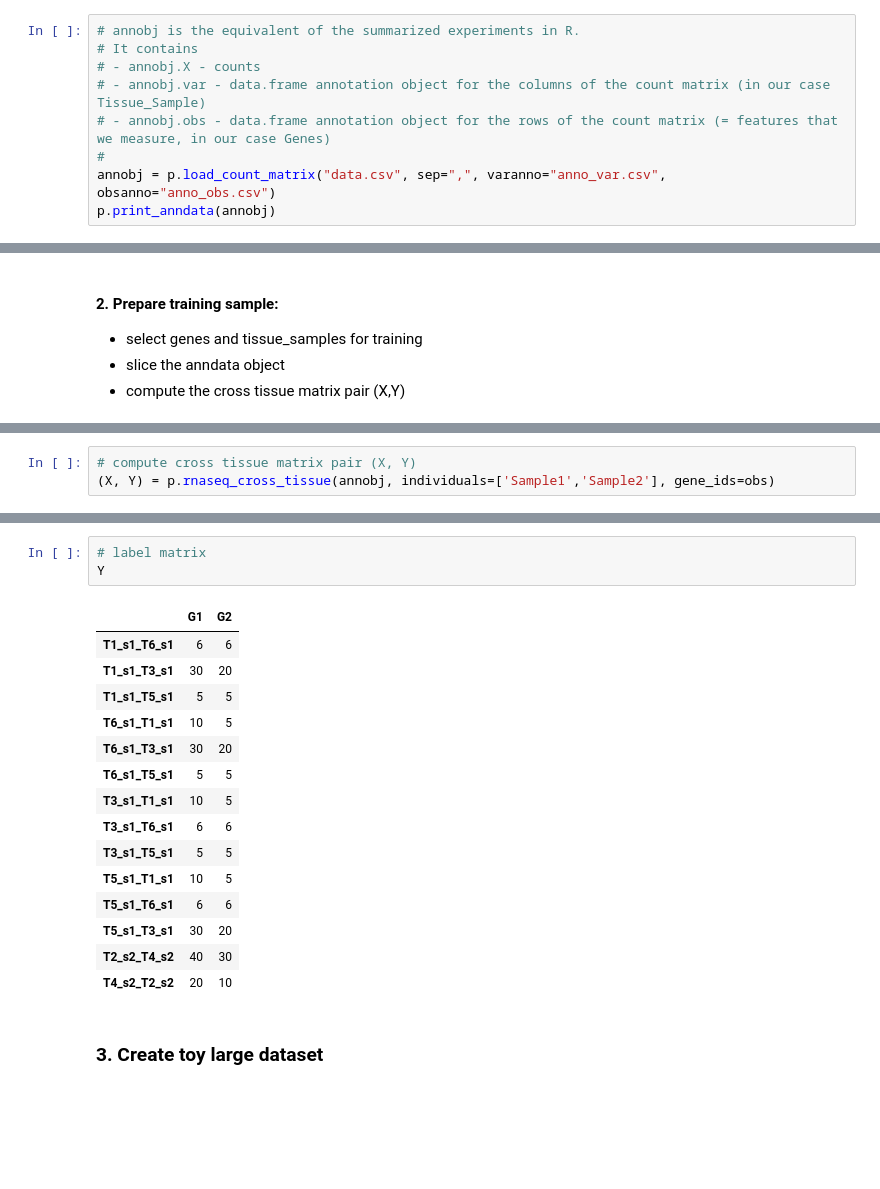
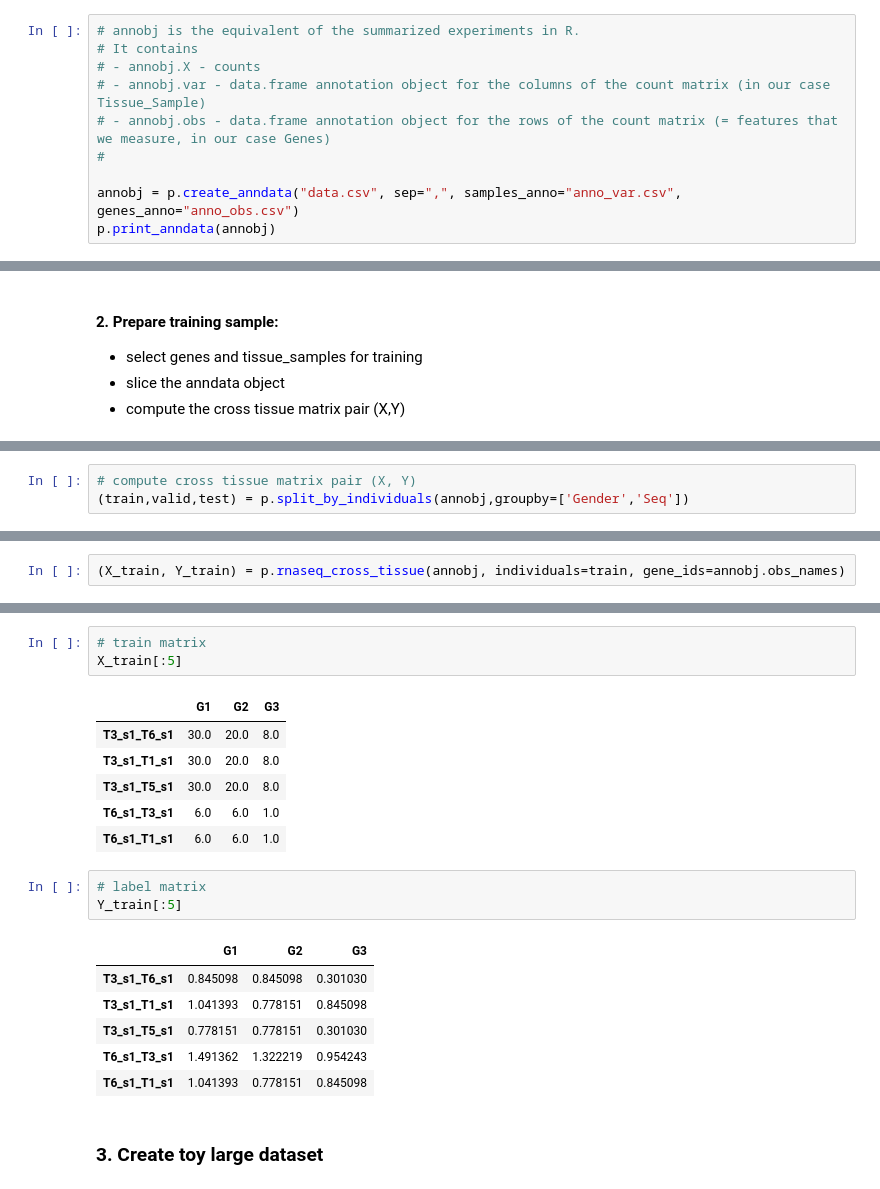
Before and after one commit to gagneurlab/rep, a Jupyter notebook: notebooks/preprocessing/preprocessing.ipynb, the cells around one changed output, grey strips where cells are left out. Drawn from its saved outputs; the diff is of its cells as text; blank space fills up the shorter version.

```diff
--- a/notebooks/preprocessing/preprocessing.ipynb
+++ b/notebooks/preprocessing/preprocessing.ipynb
@@ -81,6 +83,7 @@ Writing anno_obs.csv
 # - annobj.var - data.frame annotation object for the columns of the count matrix (in our case Tissue_Sample)
 # - annobj.obs - data.frame annotation object for the rows of the count matrix (= features that we measure, in our case Genes)
 #
-annobj = p.load_count_matrix("data.csv", sep=",", varanno="anno_var.csv", obsanno="anno_obs.csv")
+
+annobj = p.create_anndata("data.csv", sep=",", samples_anno="anno_var.csv", genes_anno="anno_obs.csv")
 p.print_anndata(annobj)
 # %% [output]
@@ -151,4 +144,4 @@ dict_samples_var
 # %%
 # compute cross tissue matrix pair (X, Y)
-(X, Y) = p.rnaseq_cross_tissue(annobj, individuals=['Sample1','Sample2'], gene_ids=obs)
+(train,valid,test) = p.split_by_individuals(annobj,groupby=['Gender','Seq'])
 # %% [output]
@@ -171,0 +165,2 @@ G2  hg19  T2  chr2  2222  -
+# %%
+(X_train, Y_train) = p.rnaseq_cross_tissue(annobj, individuals=train, gene_ids=annobj.obs_names)
@@ -191,22 +192,23 @@ X
+# %%
+# train matrix
+X_train[:5]
+# %% [output]
+|  | G1 | G2 | G3 |
+| T3_s1_T6_s1 | 30.0 | 20.0 | 8.0 |
+| T3_s1_T1_s1 | 30.0 | 20.0 | 8.0 |
+| T3_s1_T5_s1 | 30.0 | 20.0 | 8.0 |
+| T6_s1_T3_s1 | 6.0 | 6.0 | 1.0 |
+| T6_s1_T1_s1 | 6.0 | 6.0 | 1.0 |
 # %%
 # label matrix
-Y
+Y_train[:5]
 # %% [output]
-|  | G1 | G2 |
-| T1_s1_T6_s1 | 6 | 6 |
-| T1_s1_T3_s1 | 30 | 20 |
-| T1_s1_T5_s1 | 5 | 5 |
-| T6_s1_T1_s1 | 10 | 5 |
-| T6_s1_T3_s1 | 30 | 20 |
-| T6_s1_T5_s1 | 5 | 5 |
-| T3_s1_T1_s1 | 10 | 5 |
-| T3_s1_T6_s1 | 6 | 6 |
-| T3_s1_T5_s1 | 5 | 5 |
-| T5_s1_T1_s1 | 10 | 5 |
-| T5_s1_T6_s1 | 6 | 6 |
-| T5_s1_T3_s1 | 30 | 20 |
-| T2_s2_T4_s2 | 40 | 30 |
-| T4_s2_T2_s2 | 20 | 10 |
+|  | G1 | G2 | G3 |
+| T3_s1_T6_s1 | 0.845098 | 0.845098 | 0.301030 |
+| T3_s1_T1_s1 | 1.041393 | 0.778151 | 0.845098 |
+| T3_s1_T5_s1 | 0.778151 | 0.778151 | 0.301030 |
+| T6_s1_T3_s1 | 1.491362 | 1.322219 | 0.954243 |
+| T6_s1_T1_s1 | 1.041393 | 0.778151 | 0.845098 |
 # %% [markdown]
 ### 3. Create toy large dataset
 # %%
```
Also changed, not shown: parts of 28 cells of this notebook, 2 other files.
